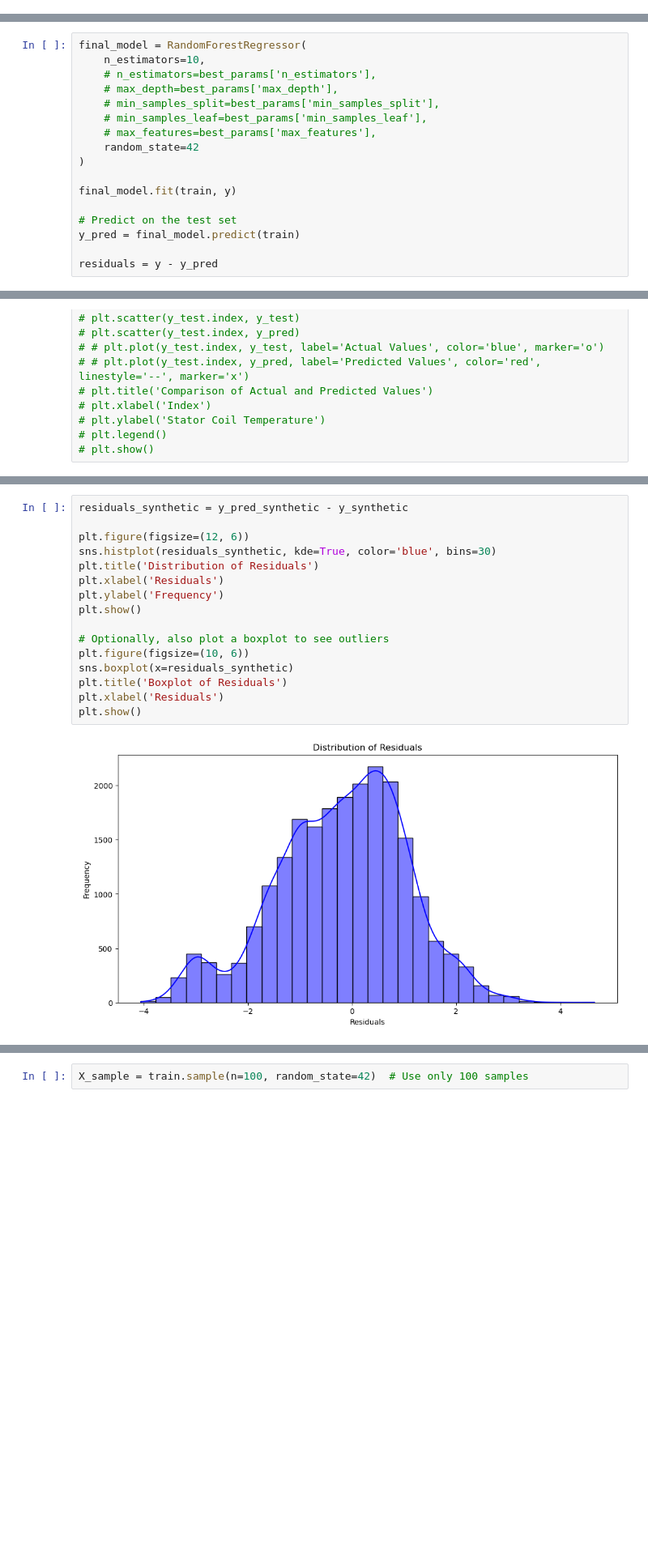
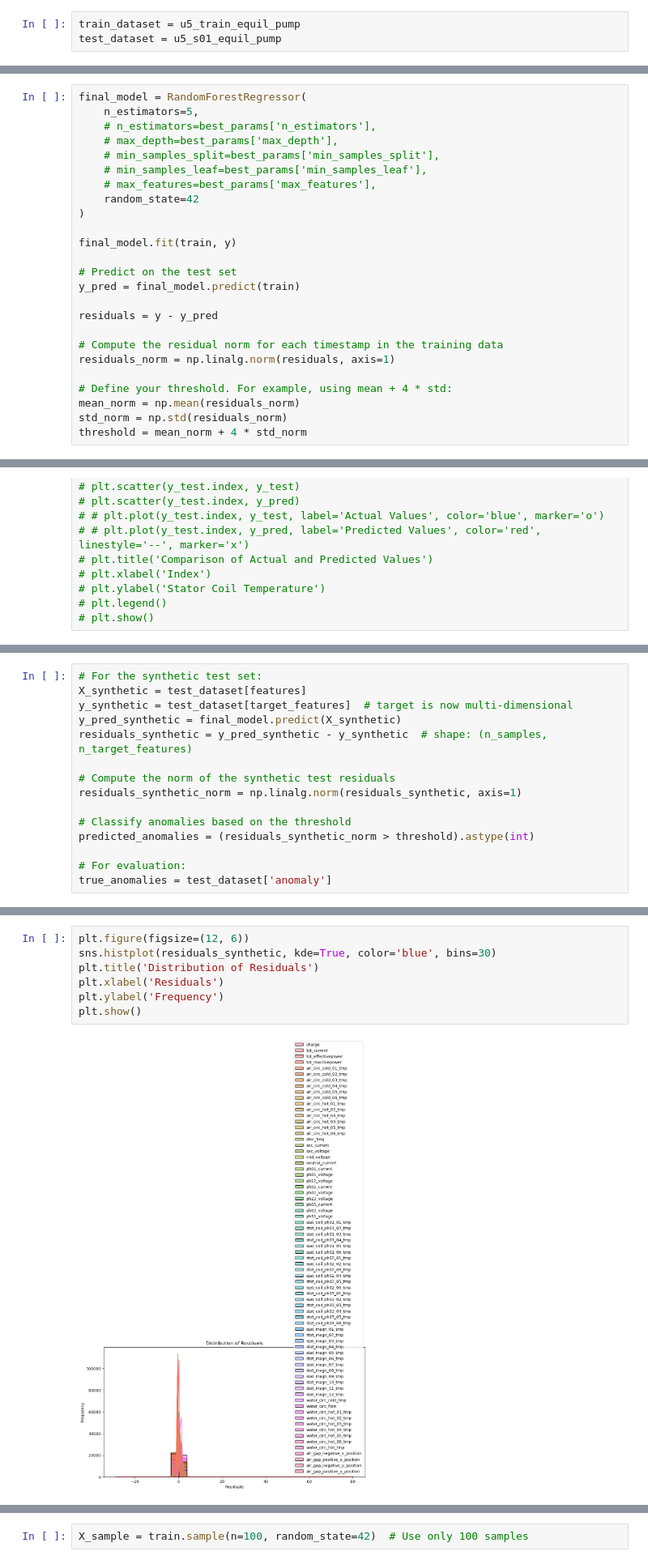
Before and after one commit to j0shcd/ml4pm-project, a Jupyter notebook: regression_models.ipynb, the cells around one changed output, grey strips where cells are left out. Shown: that part at 81% size. Cells and saved outputs as stored; diff of their text form; blank space fills up the shorter version.

Commit message:
multi-dim output

```diff
--- a/regression_models.ipynb
+++ b/regression_models.ipynb
@@ -116,0 +91,3 @@ features = ['tot_activepower', 'ext_tmp', 'plant_tmp', 'coupler_position', 'pump
+# %%
+train_dataset = u5_train_equil_pump
+test_dataset = u5_s01_equil_pump
@@ -187,7 +198,7 @@ KeyError: 'stat_magn_tmp_mean'
 # best_params = study.best_params
 # %%
 final_model = RandomForestRegressor(
-    n_estimators=10,
+    n_estimators=5,
     # n_estimators=best_params['n_estimators'],
     # max_depth=best_params['max_depth'],
     # min_samples_split=best_params['min_samples_split'],
@@ -202,3 +213,11 @@ final_model.fit(train, y)
 y_pred = final_model.predict(train)
 
 residuals = y - y_pred
+
+# Compute the residual norm for each timestamp in the training data
+residuals_norm = np.linalg.norm(residuals, axis=1)
+
+# Define your threshold. For example, using mean + 4 * std:
+mean_norm = np.mean(residuals_norm)
+std_norm = np.std(residuals_norm)
+threshold = mean_norm + 4 * std_norm
@@ -282,0 +286,15 @@ Anomaly Threshold: 0.372292691128982
+# %%
+# For the synthetic test set:
+X_synthetic = test_dataset[features]
+y_synthetic = test_dataset[target_features]  # target is now multi-dimensional
+y_pred_synthetic = final_model.predict(X_synthetic)
+residuals_synthetic = y_pred_synthetic - y_synthetic  # shape: (n_samples, n_target_features)
+
+# Compute the norm of the synthetic test residuals
+residuals_synthetic_norm = np.linalg.norm(residuals_synthetic, axis=1)
+
+# Classify anomalies based on the threshold
+predicted_anomalies = (residuals_synthetic_norm > threshold).astype(int)
+
+# For evaluation:
+true_anomalies = test_dataset['anomaly']
@@ -316,18 +354,9 @@ plt.show()
 # %%
-residuals_synthetic = y_pred_synthetic - y_synthetic
-
 plt.figure(figsize=(12, 6))
 sns.histplot(residuals_synthetic, kde=True, color='blue', bins=30)
 plt.title('Distribution of Residuals')
 plt.xlabel('Residuals')
 plt.ylabel('Frequency')
 plt.show()
-
-# Optionally, also plot a boxplot to see outliers
-plt.figure(figsize=(10, 6))
-sns.boxplot(x=residuals_synthetic)
-plt.title('Boxplot of Residuals')
-plt.xlabel('Residuals')
-plt.show()
 # %% [output]
-[figure, old version]
+[figure, new version]
```
Also changed, not shown: parts of 18 cells of this notebook, 1 other file.
